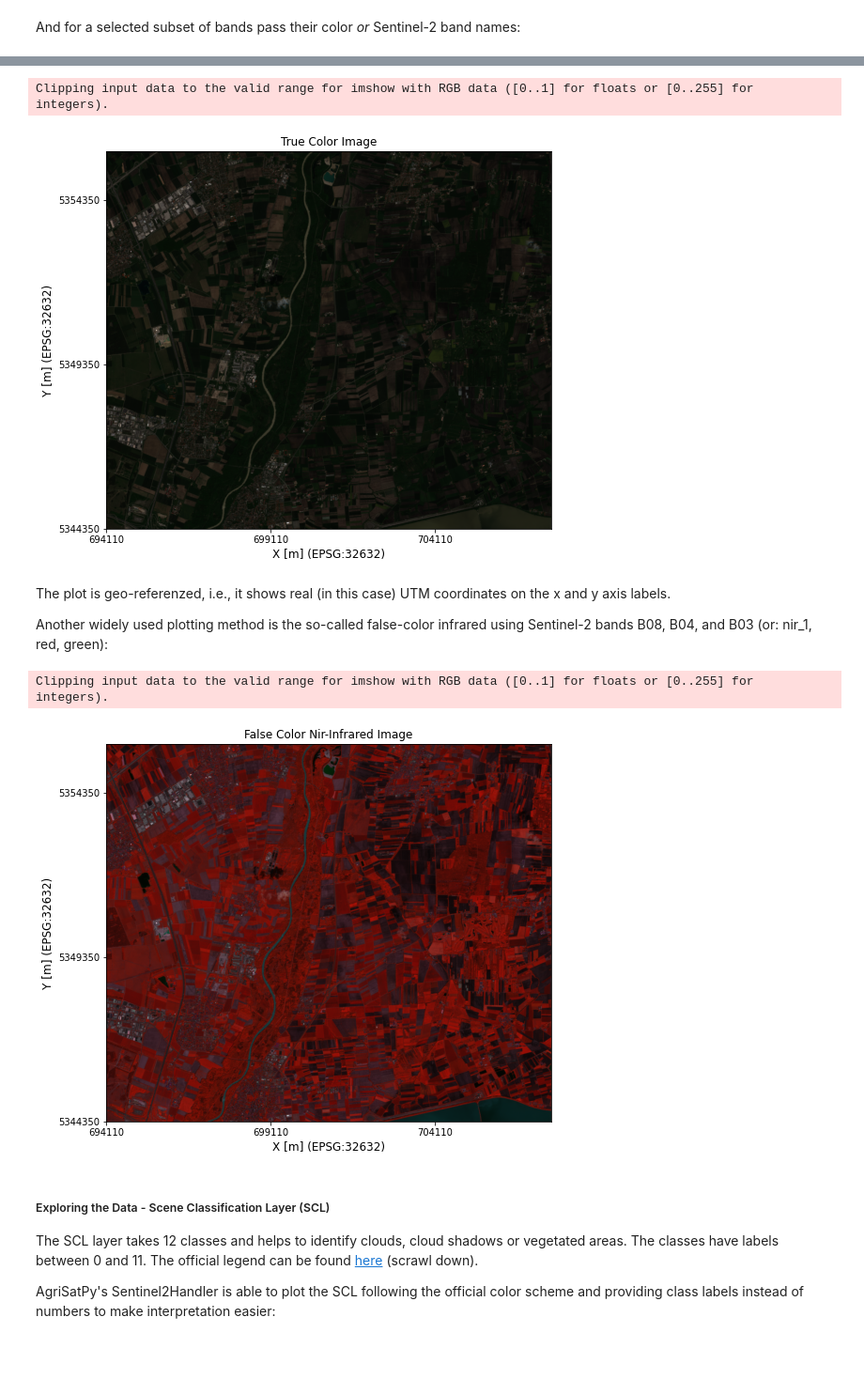
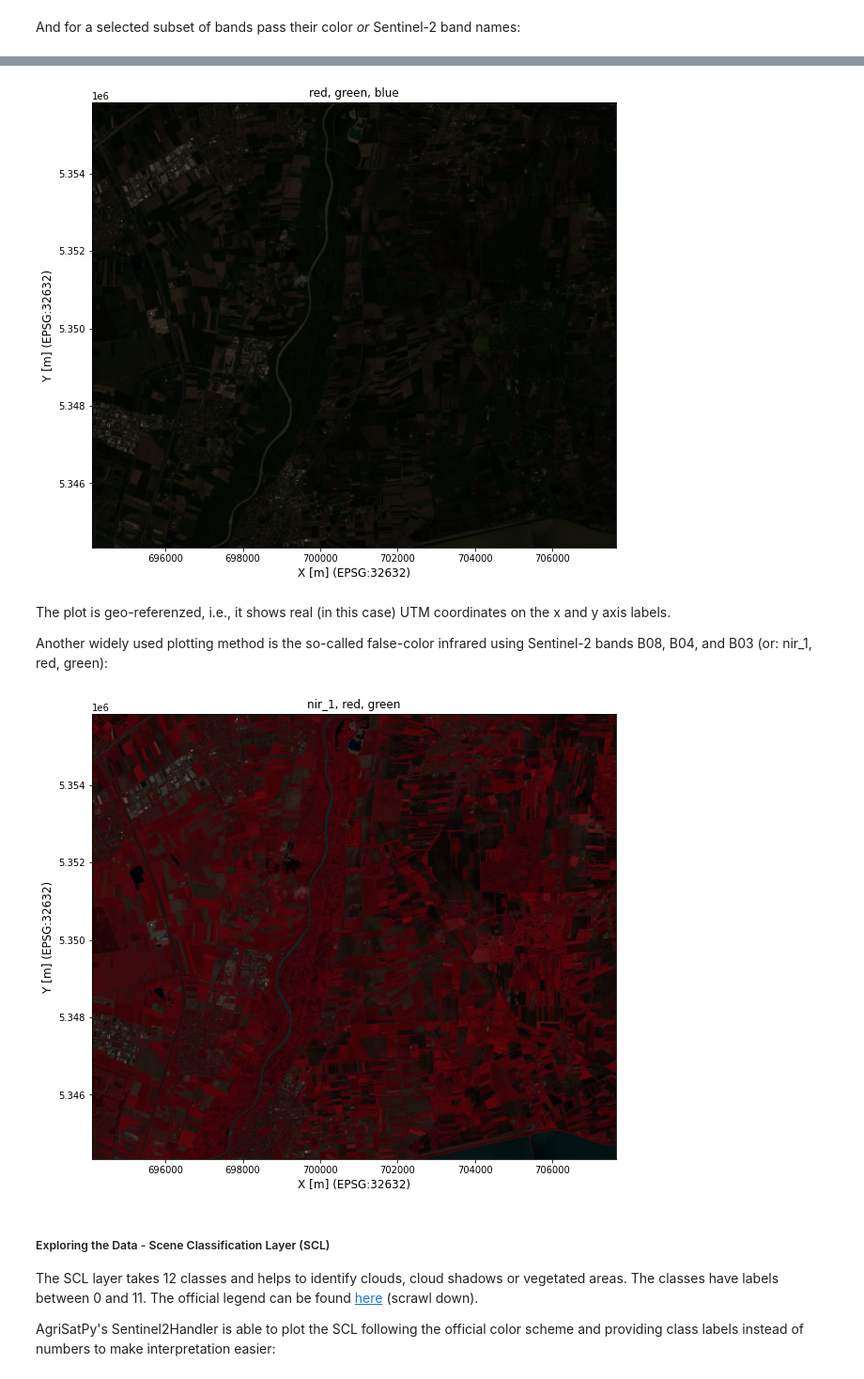
Before and after one commit to EOA-team/AgriSatPy, a Jupyter notebook: tutorial/sentinel2_data_handling.ipynb, the cells around one changed output, grey strips where cells are left out. Shown at 94% size. Cells and saved outputs as stored; diff of their text form; code cells hidden in the pictures; blank space fills up the shorter version.

```diff
--- a/tutorial/sentinel2_data_handling.ipynb
+++ b/tutorial/sentinel2_data_handling.ipynb
@@ -104,10 +101,11 @@ We will use a AOI covering a subset of the entire S2-scene for which the data is
 in_file_aoi = Path('../data/sample_polygons/BY_AOI_2019_MNI_EPSG32632.shp')
 
 # read data from .SAFE dataset for the selected AOI and spectral bands
-handler.read_from_safe(
+handler = Sentinel2().from_safe(
     in_dir=testdata_fname_unzipped,
-    polygon_features=in_file_aoi,
-    band_selection=band_selection
+    vector_features=in_file_aoi,
+    band_selection=band_selection,
+    apply_scaling=False # if True scales the reflectance values between 0 and 1
 )
 handler
 # %% [output]
@@ -203,17 +182,15 @@ First, there is the true color RGB (Sentinel-2 bands B04, B03, B02; i.e., red, g
 # %%
-fig_rgb = handler.plot_rgb()
+fig_rgb = handler.plot_multiple_bands(['red','green','blue'])
 # %% [output]
-Clipping input data to the valid range for imshow with RGB data ([0..1] for floats or [0..255] for integers).
-[figure, old version]
+[figure, new version]
 # %% [markdown]
 The plot is geo-referenzed, i.e., it shows real (in this case) UTM coordinates on the x and y axis labels.
 
 Another widely used plotting method is the so-called false-color infrared using Sentinel-2 bands B08, B04, and B03 (or: nir_1, red, green):
 # %%
-fig_nir = handler.plot_false_color_infrared()
+fig_nir = handler.plot_multiple_bands(['nir_1', 'red','green'])
 # %% [output]
-Clipping input data to the valid range for imshow with RGB data ([0..1] for floats or [0..255] for integers).
-[figure, old version]
+[figure, new version]
 # %% [markdown]
 ##### Exploring the Data - Scene Classification Layer (SCL)
 
```
Also changed, not shown: parts of 32 cells of this notebook, 2 other files.
